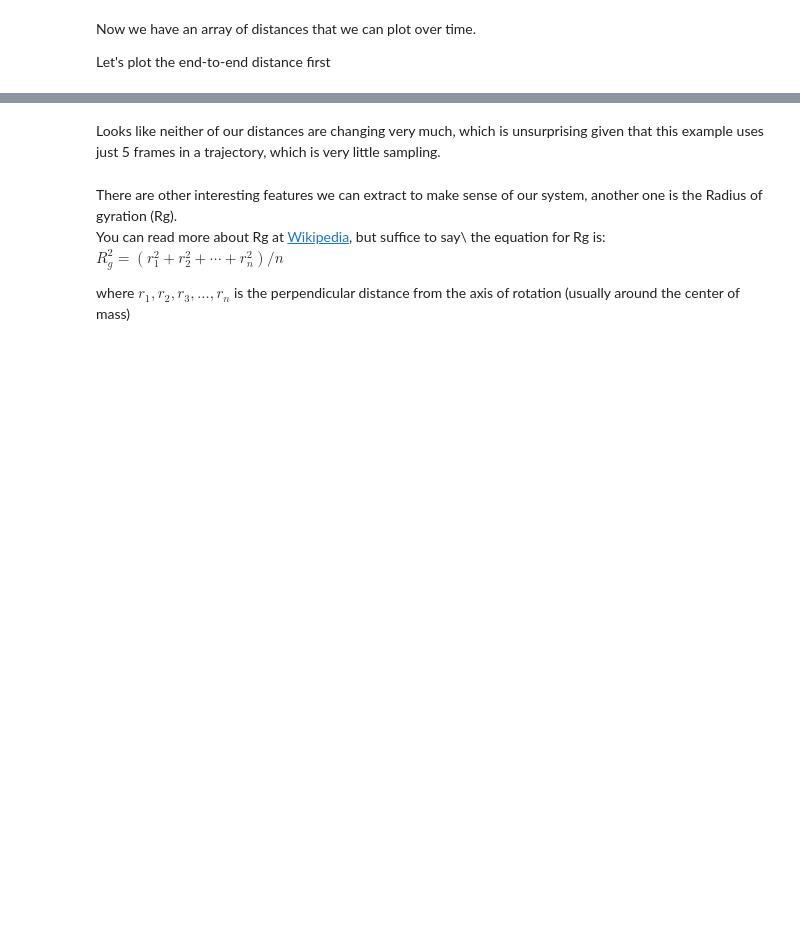
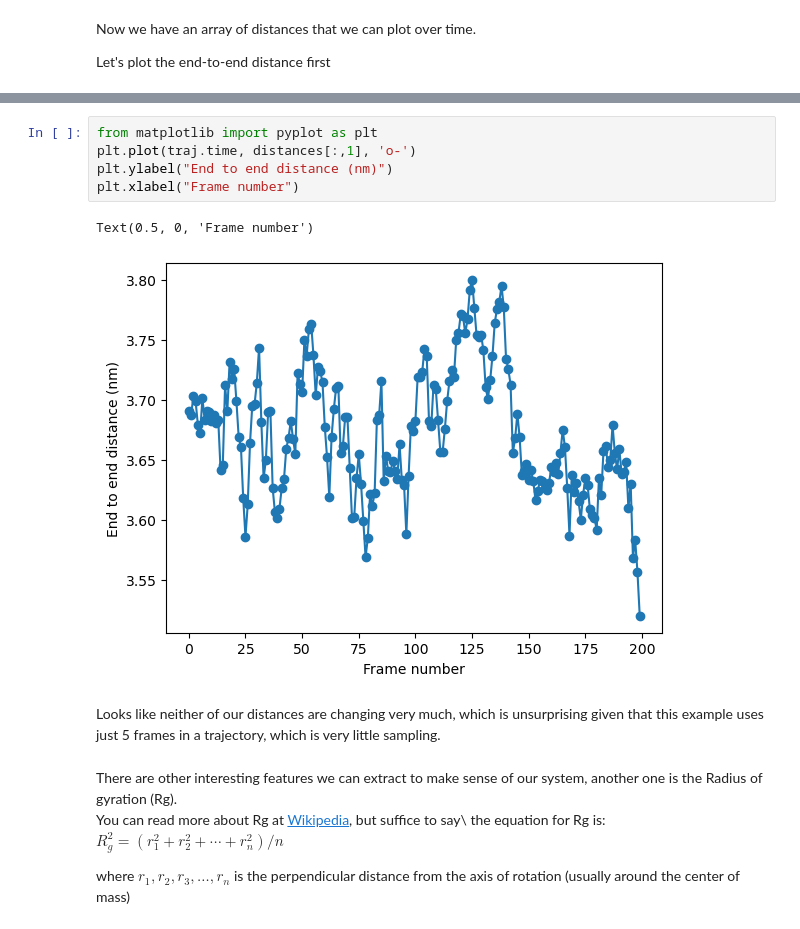
Before and after one commit to sukritsingh/compchem-class, a Jupyter notebook: analyze-simulation.ipynb, the cells around one changed output, grey strips where cells are left out. Saved outputs shown, nothing was run; the diff lists cells and outputs as text; blank space fills up the shorter version.

```diff
--- a/analyze-simulation.ipynb
+++ b/analyze-simulation.ipynb
@@ -99,3 +99,11 @@ Text(0.5, 0, 'Frame number')
+# %%
+from matplotlib import pyplot as plt
+plt.plot(traj.time, distances[:,1], 'o-')
+plt.ylabel("End to end distance (nm)")
+plt.xlabel("Frame number")
+# %% [output]
+Text(0.5, 0, 'Frame number')
+[figure, added]
 # %% [markdown]
 Looks like neither of our distances are changing very much, which is unsurprising given that this example uses just 5 frames in a trajectory, which is very little sampling.
 # %% [markdown]
```
Also changed, not shown: parts of 11 cells of this notebook.
